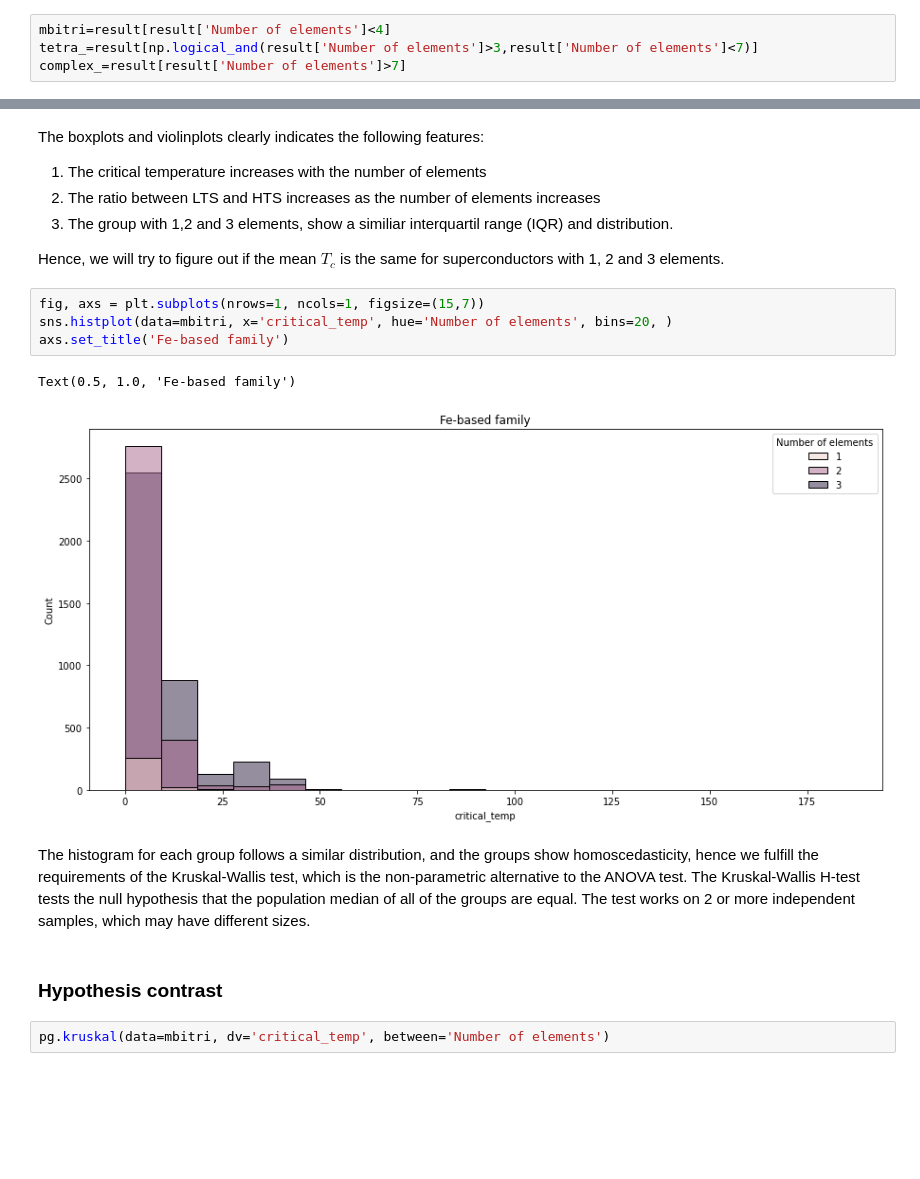
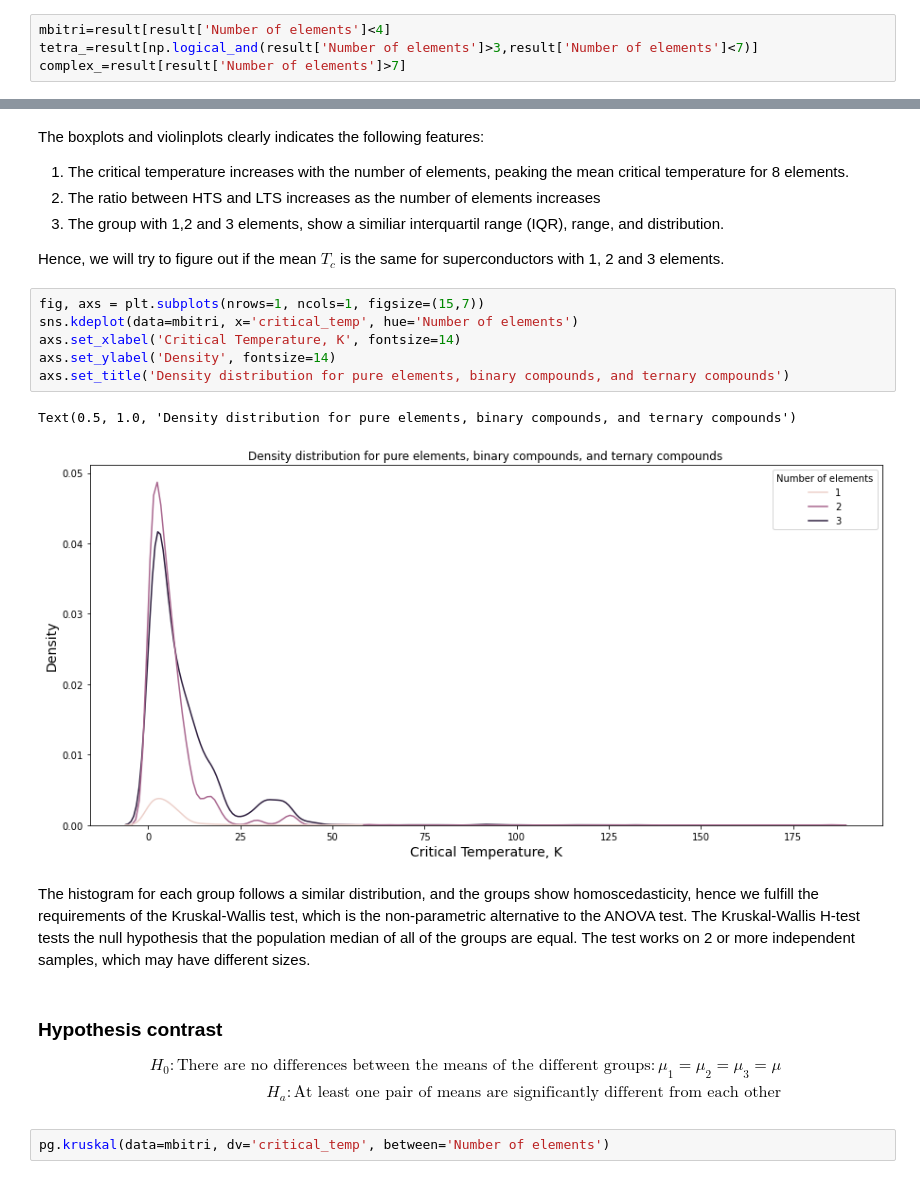
Before and after one commit to JoseBCN91/ITACADEMY-, a Jupyter notebook: Sprint5/hipotesis_testing/T05 M01.ipynb, the cells around one changed output, grey strips where cells are left out. Saved outputs shown, nothing was run; the diff lists cells and outputs as text; blank space fills up the shorter version.

```diff
--- a/Sprint5/hipotesis_testing/T05 M01.ipynb
+++ b/Sprint5/hipotesis_testing/T05 M01.ipynb
@@ -420,21 +494,30 @@ sns.violinplot(x='Number of elements', y='critical_temp', data=complex_, ax=axs[
 # %% [markdown]
 The boxplots and violinplots clearly indicates the following features:
-1. The critical temperature increases with the number of elements
-2. The ratio between LTS and HTS increases as the number of elements increases
-3. The group with 1,2 and 3 elements, show a similiar interquartil range (IQR) and distribution.
+1. The critical temperature increases with the number of elements, peaking the mean critical temperature for 8 elements.
+2. The ratio between HTS and LTS increases as the number of elements increases
+3. The group with 1,2 and 3 elements, show a similiar interquartil range (IQR), range,  and distribution.
 
 Hence, we will try to figure out if the mean $T_c$ is the same for superconductors with 1, 2 and 3 elements.
 # %%
 fig, axs = plt.subplots(nrows=1, ncols=1, figsize=(15,7))
-sns.histplot(data=mbitri, x='critical_temp', hue='Number of elements', bins=20, )
-axs.set_title('Fe-based family')
+sns.kdeplot(data=mbitri, x='critical_temp', hue='Number of elements')
+axs.set_xlabel('Critical Temperature, K', fontsize=14)
+axs.set_ylabel('Density', fontsize=14)
+axs.set_title('Density distribution for pure elements, binary compounds, and ternary compounds')
 # %% [output]
-Text(0.5, 1.0, 'Fe-based family')
+Text(0.5, 1.0, 'Density distribution for pure elements, binary compounds, and ternary compounds')
-[figure, old version]
+[figure, new version]
 # %% [markdown]
 The histogram for each group follows a similar distribution, and the groups show homoscedasticity, hence we fulfill the requirements of the Kruskal-Wallis test, which is the non-parametric alternative to the ANOVA test. The Kruskal-Wallis H-test tests the null hypothesis that the population median of all of the groups are equal. The test works on 2 or more independent samples, which may have different sizes.
 # %% [markdown]
 ### Hypothesis contrast
+
+$$
+\begin{align*}
+H_0:\text{There are no differences between the means of the different groups}: \mu_1=\mu_2=\mu_3=\mu\\
+H_a:\text{At least one pair of means are significantly different from each other}
+\end{align*}
+$$
 # %%
 pg.kruskal(data=mbitri, dv='critical_temp', between='Number of elements')
 # %% [output]
```
Also changed, not shown: parts of 23 cells of this notebook.
